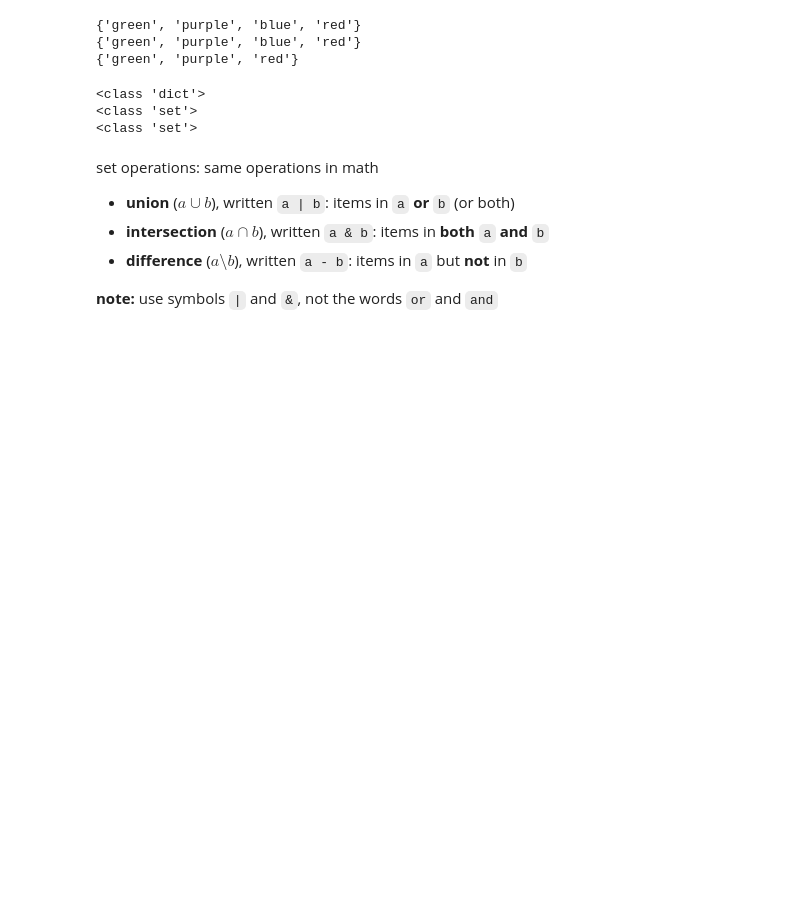
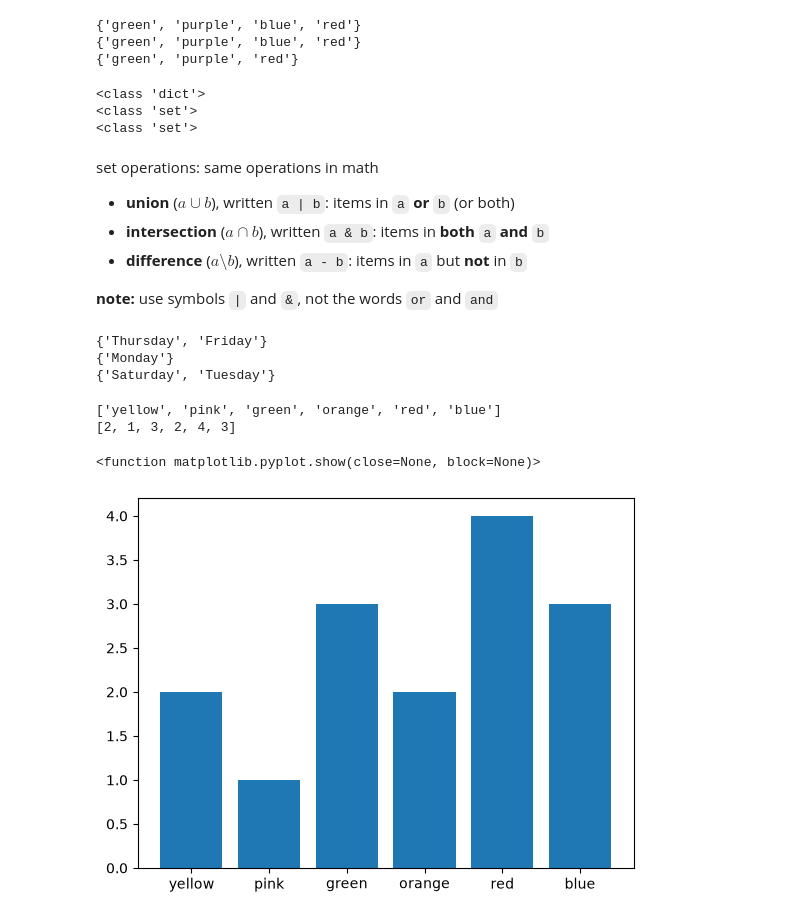
Before and after one commit to ksduong/datasci185fall2026, a Jupyter notebook: class notes/lec08.ipynb, the cells around one changed output. Cells and saved outputs as stored; diff of their text form; code cells hidden in the pictures; blank space fills up the shorter version.

```diff
--- a/class notes/lec08.ipynb
+++ b/class notes/lec08.ipynb
@@ -115,3 +132,43 @@ set operations: same operations in math
 - **difference** ($a \setminus b$), written `a - b`: items in `a` but **not** in `b`
 
 **note:** use symbols `|` and `&`, not the words `or` and `and`
+# %%
+prof_free = {"Monday", "Thursday", "Friday"}
+my_free = {"Tuesday", "Thursday", "Friday", "Saturday"}
+
+print(prof_free & my_free)
+
+print(prof_free - my_free)
+print(my_free - prof_free)
+# %% [output]
+{'Thursday', 'Friday'}
+{'Monday'}
+{'Saturday', 'Tuesday'}
+# %%
+# create a bar plot using sets!
+import matplotlib.pyplot as plt
+
+favorite_colors = ["red", "red", "blue", "pink", "green", "orange", "orange", "yellow", "red", "green", "red", "blue", "blue", "yellow", "green"]
+
+unique_colors = list(set(favorite_colors))
+
+color_counts = []
+count = 0
+
+for color in unique_colors:
+    for c in favorite_colors:
+        if c == color:
+            count += 1
+    color_counts.append(count)
+    count = 0
+
+print(unique_colors)
+print(color_counts)
+
+plt.bar(unique_colors, color_counts)
+plt.show()
+# %% [output]
+['yellow', 'pink', 'green', 'orange', 'red', 'blue']
+[2, 1, 3, 2, 4, 3]
+<function matplotlib.pyplot.show(close=None, block=None)>
+[figure, added]
```
Also changed, not shown: parts of 24 cells of this notebook, 1 other file.
